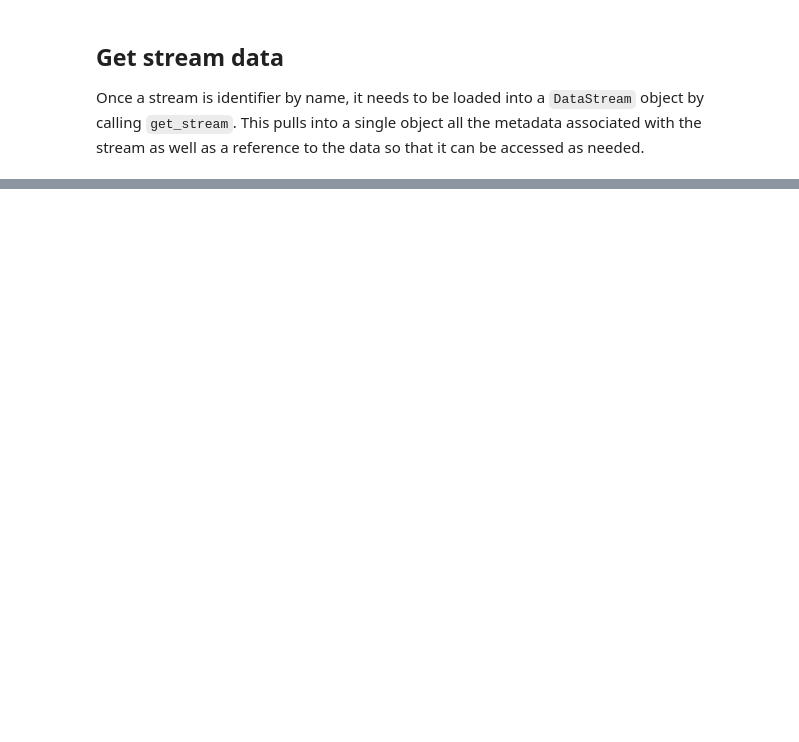
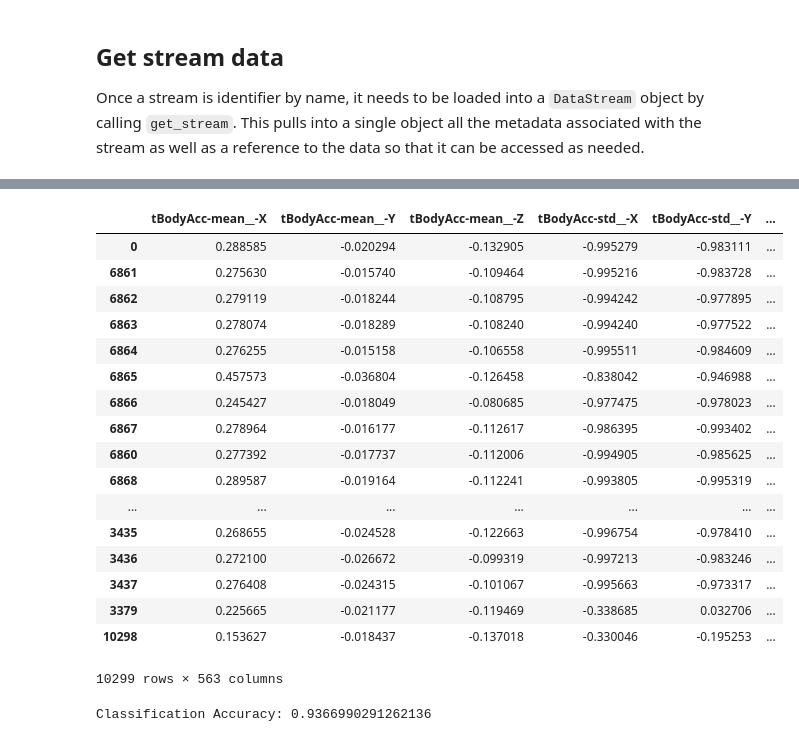
Before and after one commit to MD2Korg/CerebralCortex, a Jupyter notebook: jupyter/machine_learning_example.ipynb, the cells around one changed output, grey strips where cells are left out. Drawn from its saved outputs; the diff is of its cells as text; code cells hidden in the pictures; blank space fills up the shorter version.

```diff
--- a/jupyter/machine_learning_example.ipynb
+++ b/jupyter/machine_learning_example.ipynb
@@ -45 +20,10 @@ both_df
+# %%
+both_datastream = CC.get_stream('Kaggle-Features')
+label_datastream = CC.get_stream('Kaggle-ActivityLabels')
+
+both_dataframe = both_datastream.to_pandas().data
+label_dataframe = label_datastream.to_pandas().data
+# %%
+both_dataframe = both_dataframe.drop(['timestamp','localtime','version','user'], axis=1)
+label_dataframe = label_dataframe.drop(['timestamp','localtime','version','user'], axis=1)
 # %%
@@ -48 +39,22 @@ pd.DataFrame(label).groupby(['Activity']).size().reset_index(name='Counts')
+# %%
+both_dataframe
+# %% [output]
+|  | tBodyAcc-mean__-X | tBodyAcc-mean__-Y | tBodyAcc-mean__-Z | tBodyAcc-std__-X | tBodyAcc-std__-Y | ... |
+| 0 | 0.288585 | -0.020294 | -0.132905 | -0.995279 | -0.983111 | ... |
+| 6861 | 0.275630 | -0.015740 | -0.109464 | -0.995216 | -0.983728 | ... |
+| 6862 | 0.279119 | -0.018244 | -0.108795 | -0.994242 | -0.977895 | ... |
+| 6863 | 0.278074 | -0.018289 | -0.108240 | -0.994240 | -0.977522 | ... |
+| 6864 | 0.276255 | -0.015158 | -0.106558 | -0.995511 | -0.984609 | ... |
+| 6865 | 0.457573 | -0.036804 | -0.126458 | -0.838042 | -0.946988 | ... |
+| 6866 | 0.245427 | -0.018049 | -0.080685 | -0.977475 | -0.978023 | ... |
+| 6867 | 0.278964 | -0.016177 | -0.112617 | -0.986395 | -0.993402 | ... |
+| 6860 | 0.277392 | -0.017737 | -0.112006 | -0.994905 | -0.985625 | ... |
+| 6868 | 0.289587 | -0.019164 | -0.112241 | -0.993805 | -0.995319 | ... |
+| ... | ... | ... | ... | ... | ... | ... |
+| 3435 | 0.268655 | -0.024528 | -0.122663 | -0.996754 | -0.978410 | ... |
+| 3436 | 0.272100 | -0.026672 | -0.099319 | -0.997213 | -0.983246 | ... |
+| 3437 | 0.276408 | -0.024315 | -0.101067 | -0.995663 | -0.973317 | ... |
+| 3379 | 0.225665 | -0.021177 | -0.119469 | -0.338685 | 0.032706 | ... |
+| 10298 | 0.153627 | -0.018437 | -0.137018 | -0.330046 | -0.195253 | ... |
+10299 rows × 563 columns
 # %%
@@ -70,4 +93,6 @@ lgbm = lgbm.fit(X_train, y_train)
 
 # Test the model
 score = accuracy_score(y_true=y_test, y_pred=lgbm.predict(X_test))
-score
+print('Classification Accuracy:',score)
+# %% [output]
+Classification Accuracy: 0.9366990291262136
```
Also changed, not shown: parts of 14 cells of this notebook.
